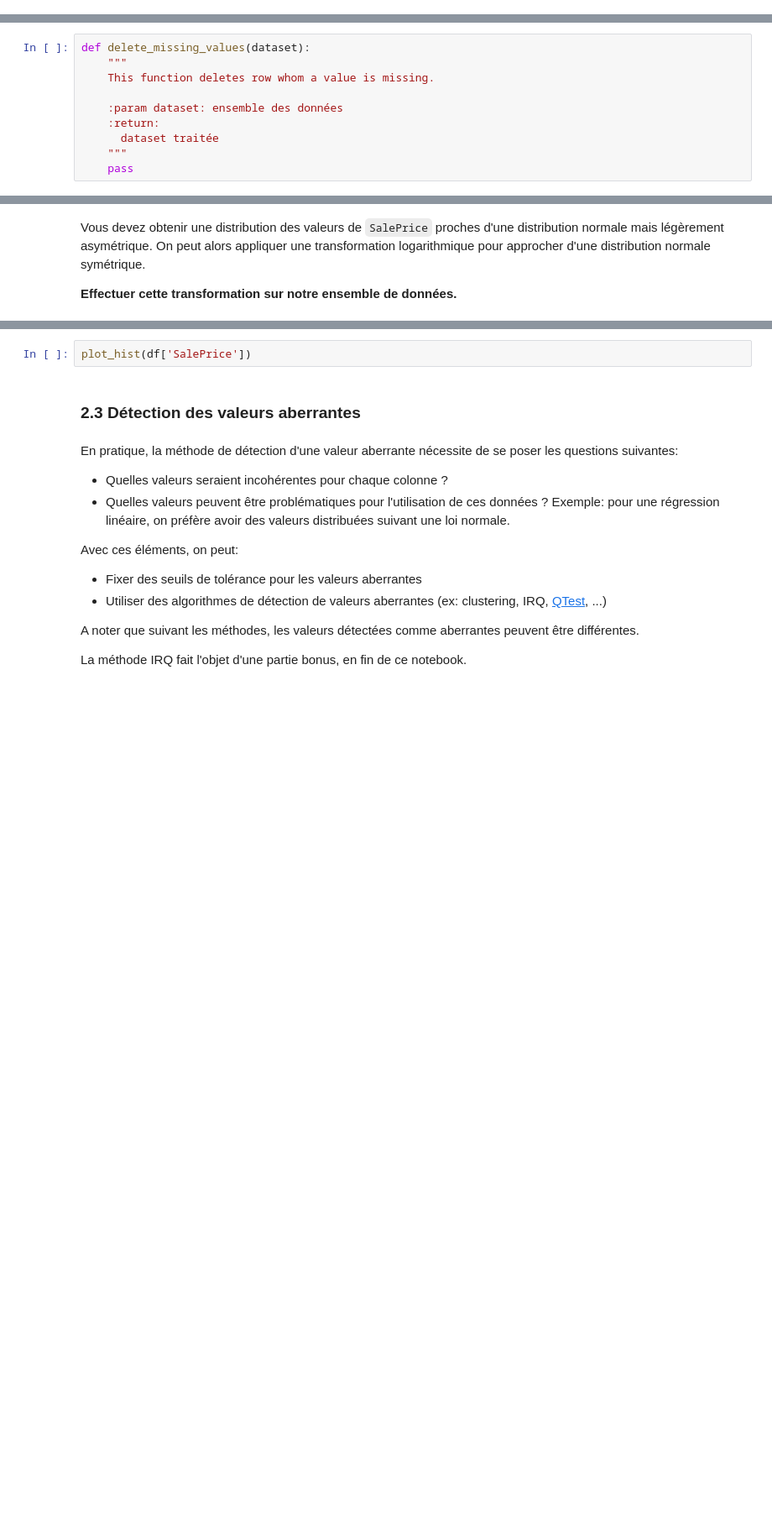
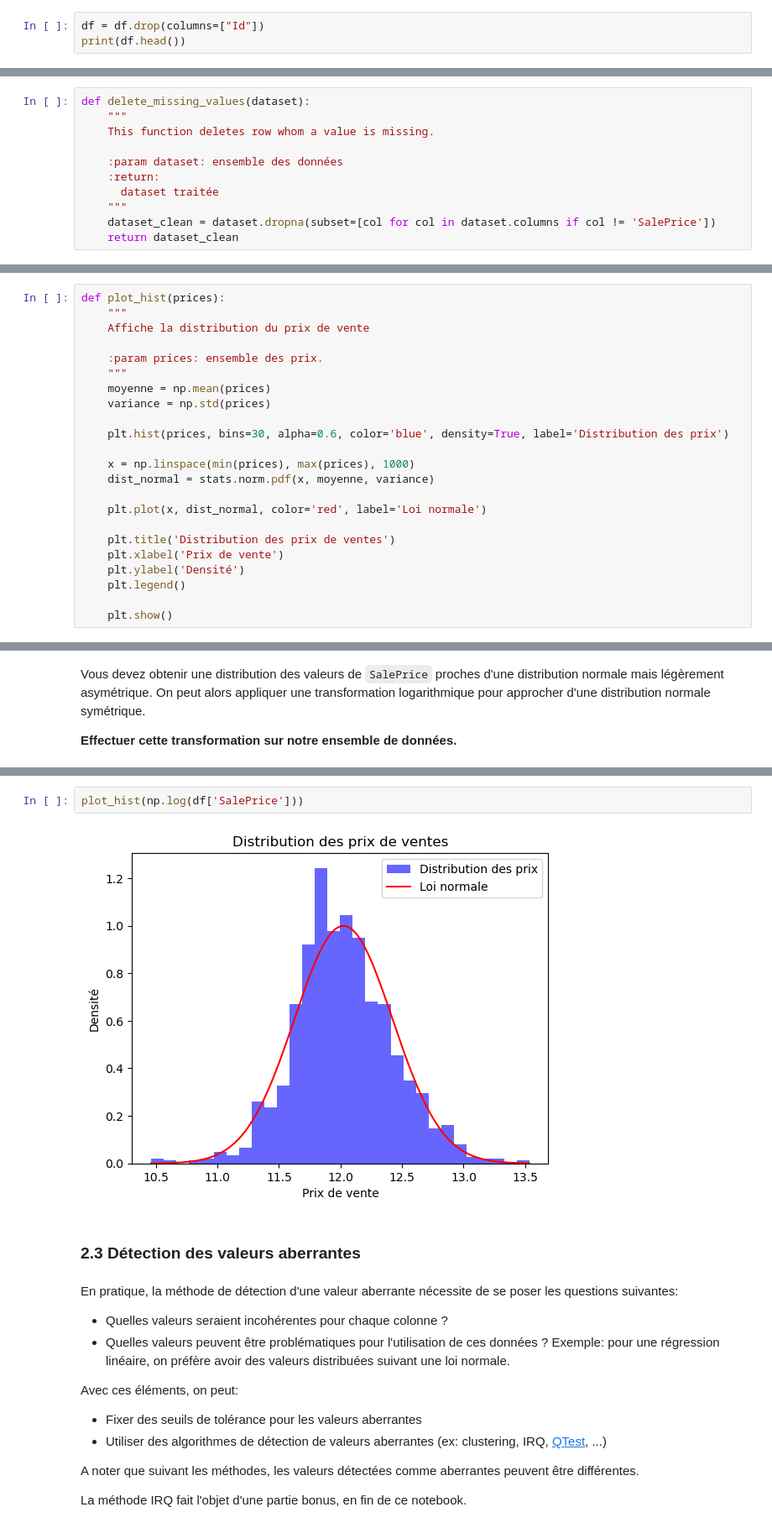
Before and after one commit to dimitriosnassif/data-mining-labs, a Jupyter notebook: TP1/TP1_A2024.ipynb, the cells around one changed output, grey strips where cells are left out. Shown at 84% size. Drawn from its saved outputs; the diff is of its cells as text; blank space fills up the shorter version.

```diff
--- a/TP1/TP1_A2024.ipynb
+++ b/TP1/TP1_A2024.ipynb
@@ -179,0 +181,3 @@ Valeurs uniques de la colonne 'Exterior1st': ['VinylSd' 'MetalSd' 'Wd Sdng' 'HdB
+# %%
+df = df.drop(columns=["Id"])
+print(df.head())
@@ -207,7 +228,8 @@ def delete_missing_values(dataset):
     :return:
       dataset traitée
     """
-    pass
+    dataset_clean = dataset.dropna(subset=[col for col in dataset.columns if col != 'SalePrice'])
+    return dataset_clean
 # %%
 df = delete_missing_values(df)
 # %% [markdown]
@@ -229,2 +243,25 @@ def plot_hist(prices):
+# %%
+def plot_hist(prices):
+    """
+    Affiche la distribution du prix de vente
+
+    :param prices: ensemble des prix.
+    """
+    moyenne = np.mean(prices)
+    variance = np.std(prices)
+
+    plt.hist(prices, bins=30, alpha=0.6, color='blue', density=True, label='Distribution des prix')
+
+    x = np.linspace(min(prices), max(prices), 1000)
+    dist_normal = stats.norm.pdf(x, moyenne, variance)
+
+    plt.plot(x, dist_normal, color='red', label='Loi normale')
+
+    plt.title('Distribution des prix de ventes')
+    plt.xlabel('Prix de vente')
+    plt.ylabel('Densité')
+    plt.legend()
+
+    plt.show()
 # %%
 plot_hist(df['SalePrice'])
@@ -237,5 +274,7 @@ Vous devez obtenir une distribution des valeurs de `SalePrice` proches d'une dis
 # %%
-plot_hist(df['SalePrice'])
+plot_hist(np.log(df['SalePrice']))
+# %% [output]
+[figure, added]
 # %% [markdown]
 ### 2.3 Détection des valeurs aberrantes
 # %% [markdown]
```
Also changed, not shown: parts of 15 cells of this notebook.
